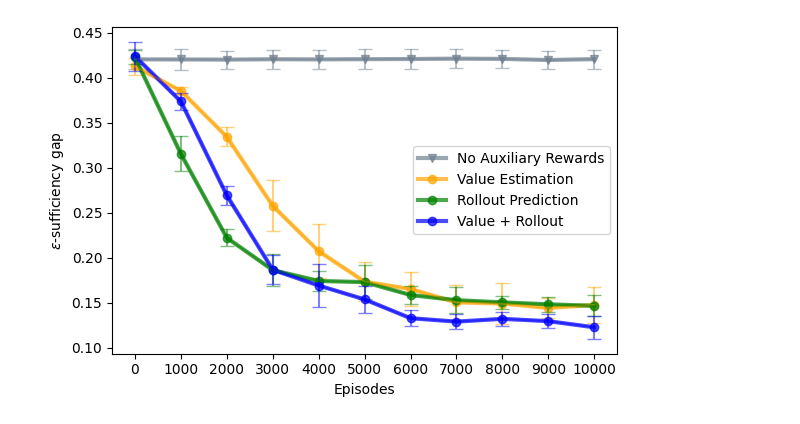
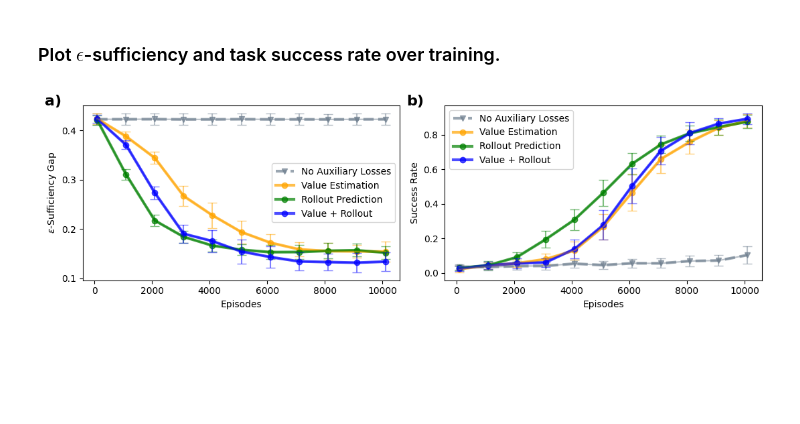
Before and after one commit to dkornai/emergent-beliefs, a Jupyter notebook: analyse.ipynb, the cells around one changed output. Cells and saved outputs as stored; diff of their text form; code cells hidden in the pictures; blank space fills up the shorter version.

Commit message:
additional analysis results
Co-authored-by: Copilot <copilot@github.com>

```diff
--- a/analyse.ipynb
+++ b/analyse.ipynb
@@ -57,32 +57,61 @@ def count_num_replicates(folder):
         if os.path.exists(diver_path) and os.path.exists(agent_path) and os.path.exists(loss_path):
             count += 1
     return count
+# %% [markdown]
+### Plot $\epsilon$-sufficiency and task success rate over training.
 # %%
 folders = {
-    'res_no_aux': {'line_label': 'No Auxiliary Rewards', 'color': 'slategray', 'marker': 'v'},
-    'res_val_aux': {'line_label': 'Value Estimation', 'color': 'orange', 'marker': 'o'},
-    'res_pred_aux': {'line_label': 'Rollout Prediction', 'color': 'green', 'marker': 'o'},
-    'res_both_aux': {'line_label': 'Value + Rollout', 'color': 'blue', 'marker': 'o'},
+    'final_4way/res_no_aux': {'line_label': 'No Auxiliary Losses', 'color': 'slategray', 'marker': 'v', 'linestyle': '--'},
+    'final_4way/res_val_aux': {'line_label': 'Value Estimation', 'color': 'orange', 'marker': 'o', 'linestyle': '-'},
+    'final_4way/res_pred_aux': {'line_label': 'Rollout Prediction', 'color': 'green', 'marker': 'o', 'linestyle': '-'},
+    'final_4way/res_both_aux': {'line_label': 'Value + Rollout', 'color': 'blue', 'marker': 'o', 'linestyle': '-'},
 }
 # %%
+# Set up a two panel plot for TV and Success Rate
+
+fig, axs = plt.subplots(1, 2, figsize=(11, 3.5))
+
 x = 'index'
 y = 'tv_linear'
 
-plt.figure(figsize=(6,4))
 for fold, props in folders.items():
 
     mean_df, std_df, sem_df = extractor(fold, count_num_replicates(fold))
 
-    plt.plot(mean_df[x], mean_df[y], c=props['color'], linewidth=3, label = props['line_label'], alpha=0.7, marker=props['marker'])
-    plt.errorbar(mean_df[x], mean_df[y],  std_df[y], color=props['color'], alpha=0.5, capsize = 5)
+    axs[0].plot(mean_df[x], mean_df[y], c=props['color'], linewidth=3, label = props['line_label'], alpha=0.7, marker=props['marker'], linestyle=props['linestyle'])
+    axs[0].errorbar(mean_df[x], mean_df[y],  std_df[y], color=props['color'], alpha=0.5, capsize = 5)
 
 
-plt.xlabel("Episodes")
-plt.xticks(mean_df[x], [f"{int(i-1)*100}" for i in mean_df[x]])
-plt.ylabel("$\epsilon$-sufficiency gap")
-plt.legend()
-plt.tight_layout()
-#plt.gca.invert_xaxis()
-#plt.savefig("figures/train_KL.pdf")
+axs[0].set_xlabel("Episodes")
+axs[0].set_xticks([0, 20, 40, 60, 80, 100])
+axs[0].set_xticklabels([0, 2000, 4000, 6000, 8000, 10000])
+axs[0].set_ylabel("$\epsilon$-Sufficiency Gap")
+axs[0].set_yticks([0.1, 0.2, 0.3, 0.4])
+
+x = 'index'
+y = 'success_rate'
+
+for fold, props in folders.items():
+
+    mean_df, std_df, sem_df = extractor(fold, count_num_replicates(fold))
+
+    axs[1].plot(mean_df[x], mean_df[y], c=props['color'], linewidth=3, label = props['line_label'], alpha=0.7, marker=props['marker'], linestyle=props['linestyle'])
+    axs[1].errorbar(mean_df[x], mean_df[y],  std_df[y], color=props['color'], alpha=0.5, capsize = 5)
+
+
+axs[1].set_xlabel("Episodes")
+axs[1].set_xticks([0, 20, 40, 60, 80, 100])
+axs[1].set_xticklabels([0, 2000, 4000, 6000, 8000, 10000])
+axs[1].set_ylabel("Success Rate")
+
+# Set up a) and b) labels on the top left of each subplot
+axs[0].text(-0.12, 1.00, 'a)', transform=axs[0].transAxes, fontsize=16, fontweight='bold')
+axs[1].text(-0.12, 1.00, 'b)', transform=axs[1].transAxes, fontsize=16, fontweight='bold')
+
+axs[0].legend()
+axs[1].legend()
+
+fig.tight_layout()
+plt.savefig("figures/combined_results.pdf")
 # %% [output]
-[figure, old version]
+[figure, new version]
```
Also changed, not shown: parts of 9 cells of this notebook, 15 other files.
